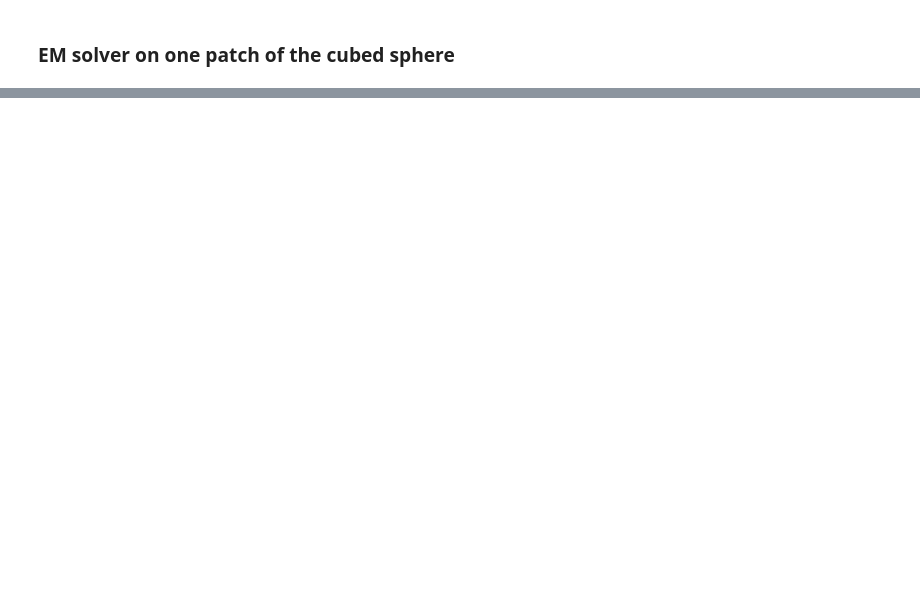
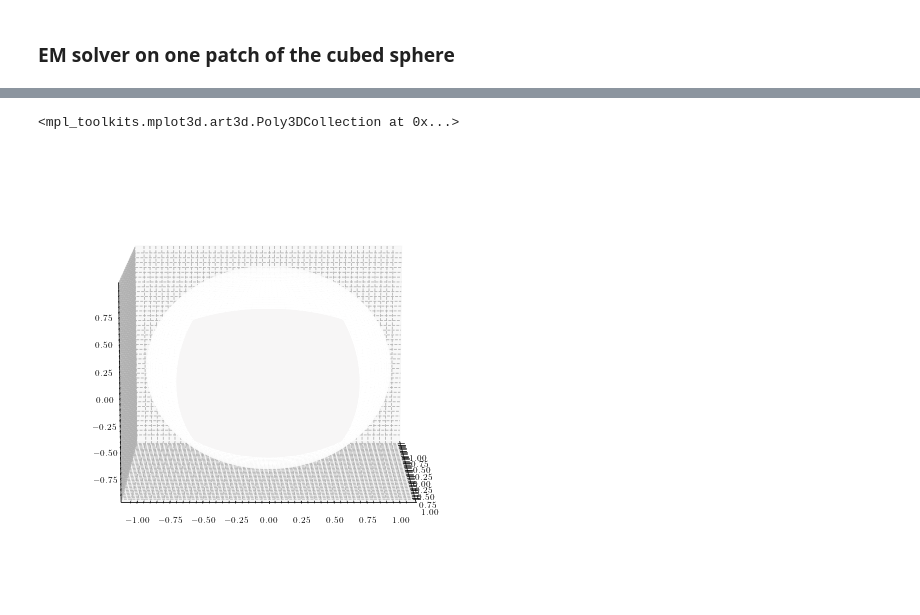
Before and after one commit to bcrinquand/Maxwell_cubed_sphere, a Jupyter notebook: cubed_patch.ipynb, the cells around one changed output, grey strips where cells are left out. Drawn from its saved outputs; the diff is of its cells as text; code cells hidden in the pictures; blank space fills up the shorter version.

```diff
--- a/cubed_patch.ipynb
+++ b/cubed_patch.ipynb
@@ -385,3 +390,54 @@ def plot_fields_plane(it, field):
     figsave_png("snapshots/" + field + "_" + str(it))
 
     P.close("all")
+# %%
+from matplotlib import cm
+import matplotlib
+%matplotlib inline
+
+X = N.tan(xi_grid)
+Y = N.tan(eta_grid)
+
+phi_a = N.arctan2(X / N.sqrt(1+X**2), 1.0 / N.sqrt(1+X**2))
+theta_a = 0.5 * N.pi - N.arctan(Y / N.sqrt(1.0 + X * X))
+
+# phi_a = xi
+# theta_a = 0.5 * N.pi - N.arctan(N.tan(eta) * N.cos(phi_a))
+# theta_a_grid, phi_a_grid = N.meshgrid(theta_a, phi_a)
+
+phi_b = 0.5 * N.pi + xi
+theta_b = 0.5 * N.pi - N.arctan(N.tan(eta) * N.sin(phi_b))
+phi_b_grid, theta_b_grid = N.meshgrid(phi_b, theta_b)
+
+x_a = r * N.sin(theta_a) * N.cos(phi_a)
+y_a = r * N.sin(theta_a) * N.sin(phi_a)
+z_a = r * N.cos(theta_a)
+
+phi_s = N.linspace(0, N.pi, 2*50)
+theta_s = N.linspace(0, 2*N.pi, 2*50)
+theta_s, phi_s = N.meshgrid(theta_s, phi_s)
+x_s = 0.98 * N.sin(phi_s) * N.cos(theta_s)
+y_s = 0.98 * N.sin(phi_s) * N.sin(theta_s)
+z_s = 0.98 * N.cos(phi_s)
+
+cmap_plot="RdBu_r"
+norm_plot = matplotlib.colors.Normalize(vmin=- amp, vmax= amp)
+m = cm.ScalarMappable(cmap=cmap_plot, norm=norm_plot)
+m.set_array([])
+fcolors = m.to_rgba(Eru0)
+
+fig, ax = P.subplots(subplot_kw={"projection": "3d"}, figsize = (8,8))
+
+ax.view_init(elev=10, azim=0)
+
+f = ax.plot_surface(x_a[NG:(Nxi + NG - 1),NG:(Neta + NG - 1)], y_a[NG:(Nxi + NG - 1),NG:(Neta + NG - 1)], \
+               z_a[NG:(Nxi + NG - 1),NG:(Neta + NG - 1)],
+               rstride=1, cstride=1, shade=False,
+               facecolors=fcolors, norm = norm_plot)
+
+# P.colorbar(m)
+
+ax.plot_surface(x_s, y_s, z_s, rstride=1, cstride=1, shade=False, color = 'white')
+# %% [output]
+<mpl_toolkits.mplot3d.art3d.Poly3DCollection at 0x...>
+[figure, added]
```
Also changed, not shown: parts of 6 cells of this notebook, 2 other files.
